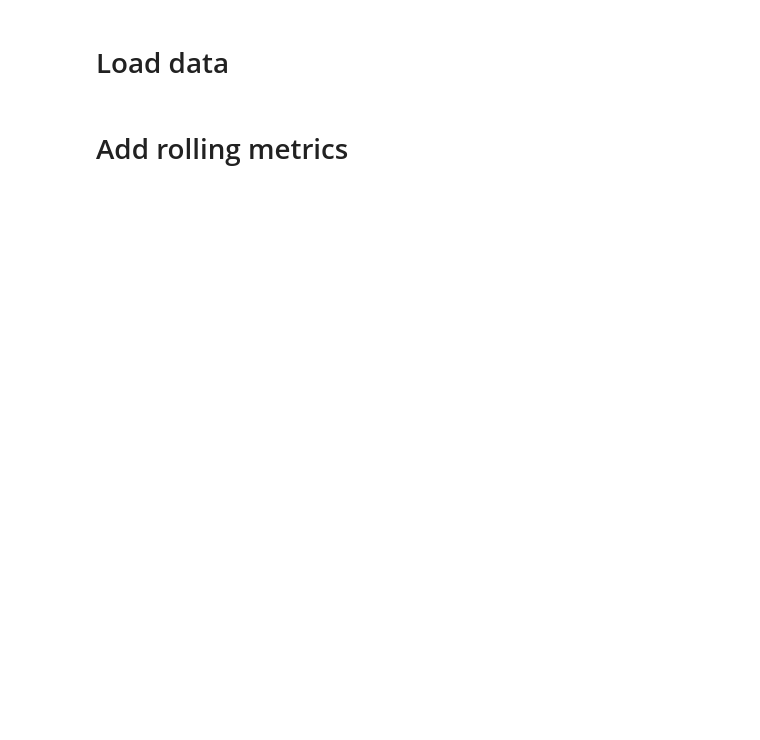
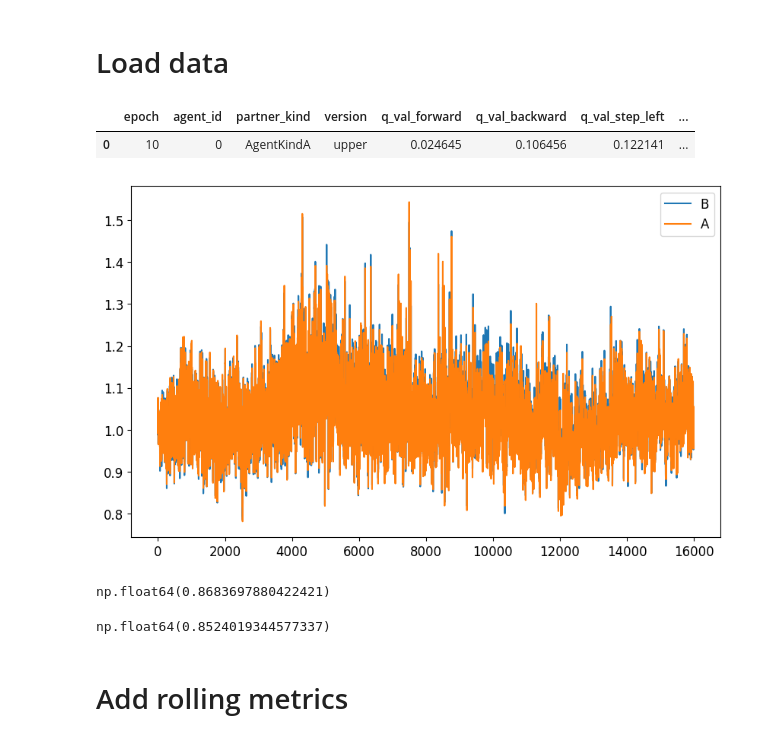
Before and after one commit to social-ai-uoft/sorrel, a Jupyter notebook: sorrel/examples/staghunt_physical/analysis/analysis.ipynb, the cells around one changed output. Drawn from its saved outputs; the diff is of its cells as text; code cells hidden in the pictures; blank space fills up the shorter version.

```diff
--- a/sorrel/examples/staghunt_physical/analysis/analysis.ipynb
+++ b/sorrel/examples/staghunt_physical/analysis/analysis.ipynb
@@ -3,3 +5,29 @@ import numpy as np
 import pandas as pd
 import matplotlib.pyplot as plt
 import seaborn as sns
+# %%
+# Core data processing and visualization
+import csv
+import numpy as np
+import pandas as pd
+import matplotlib.pyplot as plt
+import os
+import itertools
+import time
+from collections import defaultdict
+
+# TensorFlow for TensorBoard processing
+import tensorflow as tf
+from tensorflow.python.framework.errors_impl import DataLossError
+
+# Statistical analysis
+from scipy.stats import pearsonr, spearmanr
+from sklearn.linear_model import LinearRegression
+from sklearn.metrics import mean_squared_error, r2_score
+
+# Set plotting style
+plt.style.use('default')
+plt.rcParams['figure.figsize'] = (10, 6)
+plt.rcParams['font.size'] = 12
+
+print("All imports successful!")
@@ -76,0 +236,32 @@ res = pd.DataFrame(res)
+# %%
+df
+# %% [output]
+|  | epoch | agent_id | partner_kind | version | q_val_forward | q_val_backward | q_val_step_left | ... |
+| 0 | 10 | 0 | AgentKindA | upper | 0.024645 | 0.106456 | 0.122141 | ... |
+# %%
+epoch = 30010
+dfB = pd.read_csv(f'../data/{folder}/unit_test/test_intention_epoch_{epoch}_agent_{0}_partner_AgentKindB_upper.csv')
+dfA = pd.read_csv(f'../data/{folder}/unit_test/test_intention_epoch_{epoch}_agent_{0}_partner_AgentKindA_upper.csv')
+# %%
+line_B = []
+line_A = []
+for epoch in range(10, 160000, 10):
+    dfB = pd.read_csv(f'../data/{folder}/unit_test/test_intention_epoch_{epoch}_agent_{0}_partner_AgentKindB_upper.csv')
+    dfA = pd.read_csv(f'../data/{folder}/unit_test/test_intention_epoch_{epoch}_agent_{0}_partner_AgentKindA_upper.csv')
+    line_B.append((dfB['weight_facing_stag']/dfB['weight_facing_hare']).mean())
+    line_A.append((dfA['weight_facing_stag']/dfA['weight_facing_hare']).mean())
+
+plt.plot(line_B, label='B')
+plt.plot(line_A, label='A')
+plt.legend()
+plt.show()
+# %% [output]
+[figure, added]
+# %%
+(dfB['weight_facing_stag']/dfB['weight_facing_hare']).mean()
+# %% [output]
+np.float64(0.8683697880422421)
+# %%
+(dfA['weight_facing_stag']/dfA['weight_facing_hare']).mean()
+# %% [output]
+np.float64(0.8524019344577337)
```
Also changed, not shown: parts of 22 cells of this notebook, 29 other files.
